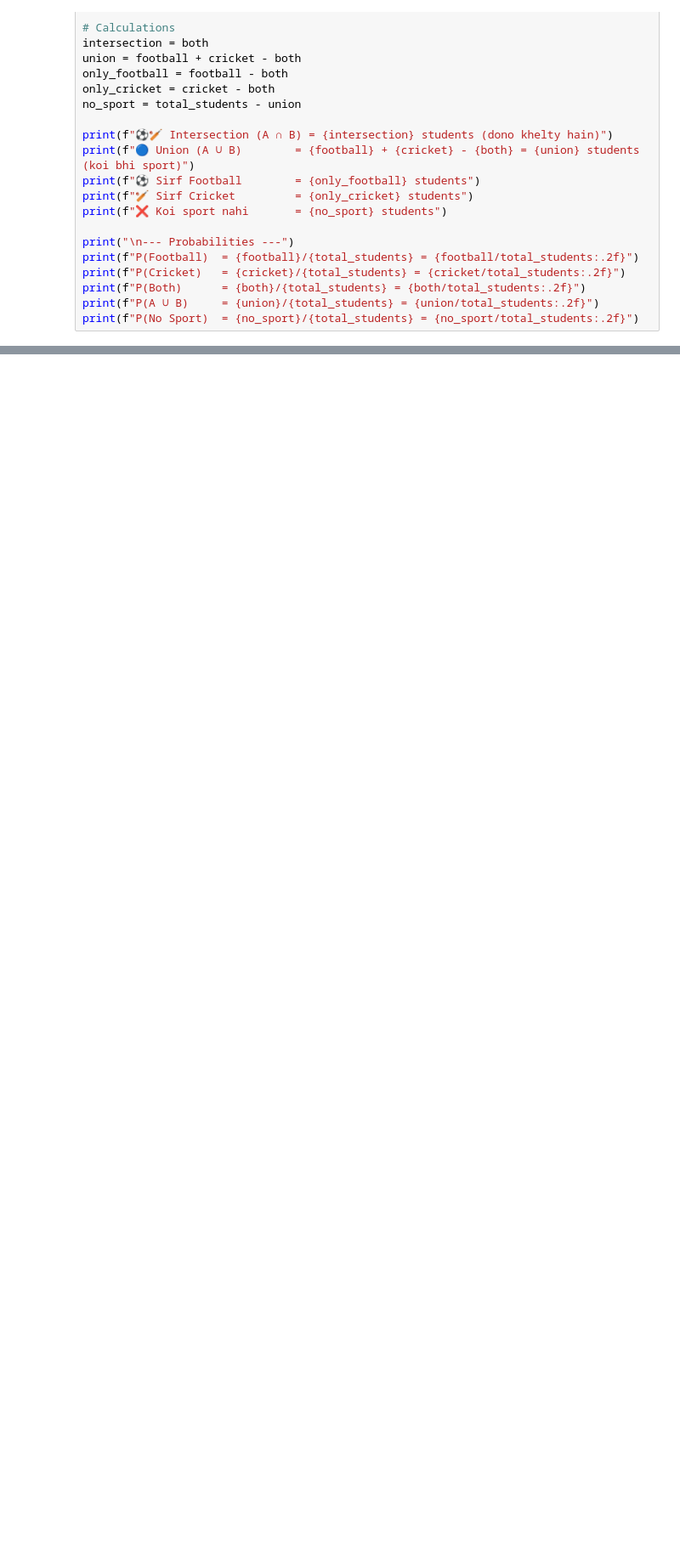
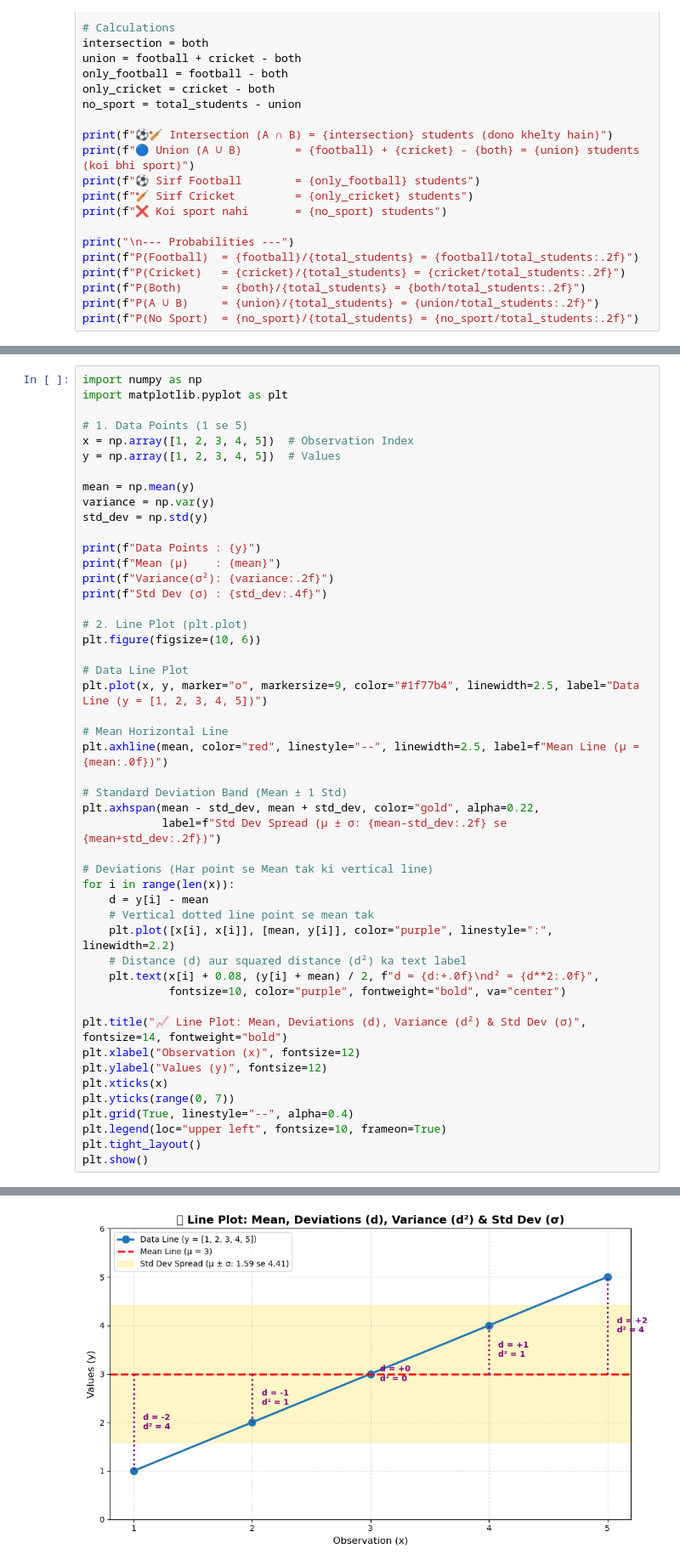
Before and after one commit to muhammadabid236159/AI-100-days-, a Jupyter notebook: 11_Probability_Statistics/day28_probability_statistics.ipynb, the cells around one changed output, grey strips where cells are left out. Shown at 85% size. Drawn from its saved outputs; the diff is of its cells as text; blank space fills up the shorter version.

```diff
--- a/11_Probability_Statistics/day28_probability_statistics.ipynb
+++ b/11_Probability_Statistics/day28_probability_statistics.ipynb
@@ -152,0 +500,49 @@ print(f"P(No Sport)  = {no_sport}/{total_students} = {no_sport/total_students:.2
+# %%
+import numpy as np
+import matplotlib.pyplot as plt
+
+# 1. Data Points (1 se 5)
+x = np.array([1, 2, 3, 4, 5])  # Observation Index
+y = np.array([1, 2, 3, 4, 5])  # Values
+
+mean = np.mean(y)
+variance = np.var(y)
+std_dev = np.std(y)
+
+print(f"Data Points : {y}")
+print(f"Mean (μ)    : {mean}")
+print(f"Variance(σ²): {variance:.2f}")
+print(f"Std Dev (σ) : {std_dev:.4f}")
+
+# 2. Line Plot (plt.plot)
+plt.figure(figsize=(10, 6))
+
+# Data Line Plot
+plt.plot(x, y, marker="o", markersize=9, color="#1f77b4", linewidth=2.5, label="Data Line (y = [1, 2, 3, 4, 5])")
+
+# Mean Horizontal Line
+plt.axhline(mean, color="red", linestyle="--", linewidth=2.5, label=f"Mean Line (μ = {mean:.0f})")
+
+# Standard Deviation Band (Mean ± 1 Std)
+plt.axhspan(mean - std_dev, mean + std_dev, color="gold", alpha=0.22,
+            label=f"Std Dev Spread (μ ± σ: {mean-std_dev:.2f} se {mean+std_dev:.2f})")
+
+# Deviations (Har point se Mean tak ki vertical line)
+for i in range(len(x)):
+    d = y[i] - mean
+    # Vertical dotted line point se mean tak
+    plt.plot([x[i], x[i]], [mean, y[i]], color="purple", linestyle=":", linewidth=2.2)
+    # Distance (d) aur squared distance (d²) ka text label
+    plt.text(x[i] + 0.08, (y[i] + mean) / 2, f"d = {d:+.0f}\nd² = {d**2:.0f}",
+             fontsize=10, color="purple", fontweight="bold", va="center")
+
+plt.title("📈 Line Plot: Mean, Deviations (d), Variance (d²) & Std Dev (σ)", fontsize=14, fontweight="bold")
+plt.xlabel("Observation (x)", fontsize=12)
+plt.ylabel("Values (y)", fontsize=12)
+plt.xticks(x)
+plt.yticks(range(0, 7))
+plt.grid(True, linestyle="--", alpha=0.4)
+plt.legend(loc="upper left", fontsize=10, frameon=True)
+plt.tight_layout()
+plt.show()
+# %% [output]
@@ -152,0 +553 @@ print(f"P(No Sport)  = {no_sport}/{total_students} = {no_sport/total_students:.2
+[figure, added]
```
Also changed, not shown: parts of 16 cells of this notebook, 3 other files.
